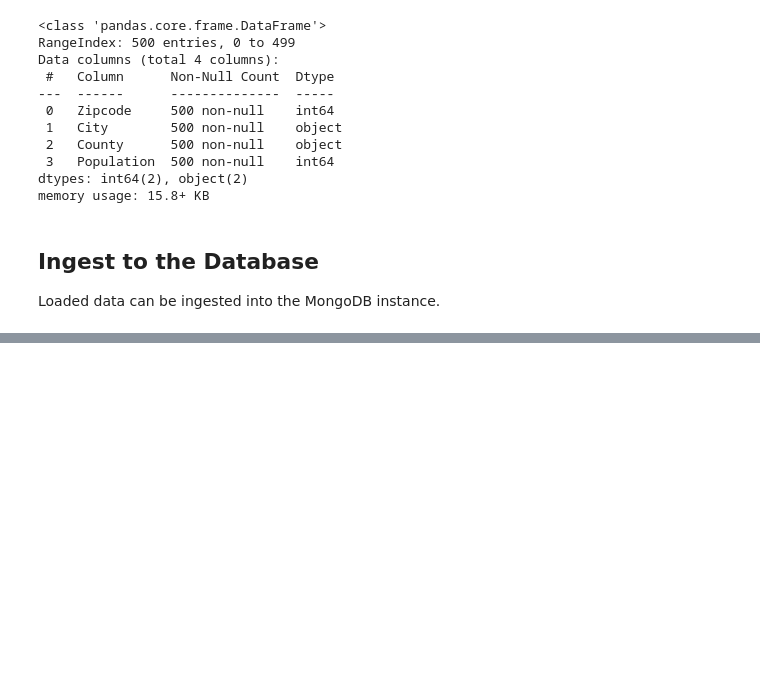
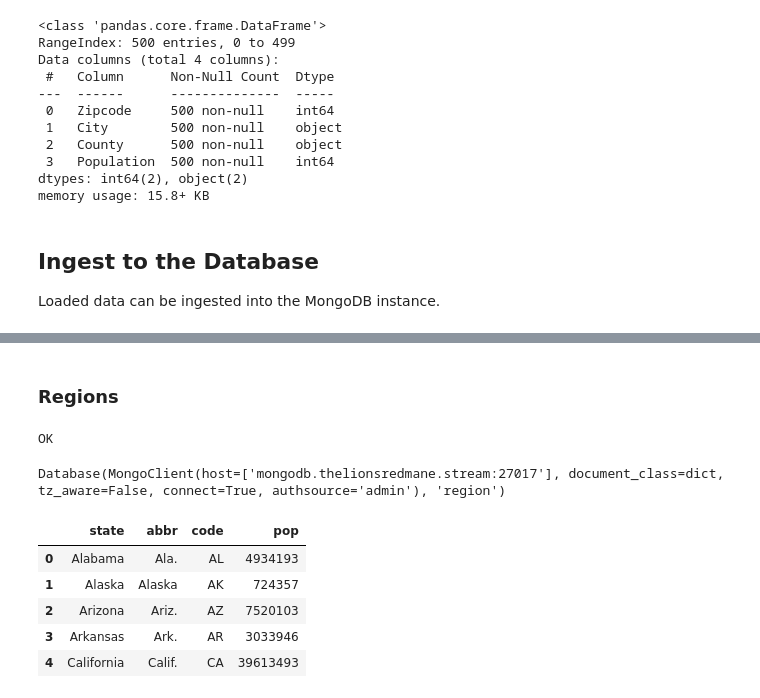
Before and after one commit to rimij405/ISTE612_Project, a Jupyter notebook: notebook/ingestion.ipynb, the cells around one changed output, grey strips where cells are left out. Drawn from its saved outputs; the diff is of its cells as text; code cells hidden in the pictures; blank space fills up the shorter version.

Commit message:
Add connection details example

```diff
--- a/notebook/ingestion.ipynb
+++ b/notebook/ingestion.ipynb
@@ -254,10 +267,18 @@ memory usage: 15.8+ KB
 
 Loaded data can be ingested into the MongoDB instance.
 # %%
-# Export collections to the glossary database.
+# Convert DataFrame into the appropriate format for insertion.
 """
 Reference:
 https://www.datasciencelearner.com/insert-pandas-dataframe-into-mongodb/
 """
+def to_records(df, columns=None):
+    # Set df_view.
+    df_view = df
 
-#
+    # If columns are present, rename them before export.
+    if columns:
+        df_view.columns = columns
+
+    # Convert dataframe into a dictionary
+    return df_view.to_dict("records")
@@ -265,0 +340,17 @@ https://www.datasciencelearner.com/insert-pandas-dataframe-into-mongodb/
+# %% [markdown]
+### Regions
+# %%
+Database.use("region")
+# %% [output]
+OK
+Database(MongoClient(host=['mongodb.thelionsredmane.stream:27017'], document_class=dict, tz_aware=False, connect=True, authsource='admin'), 'region')
+# %%
+states = to_records(glossary['states'], columns=['state', 'abbr', 'code', 'pop'])
+glossary['states'].head()
+# %% [output]
+|  | state | abbr | code | pop |
+| 0 | Alabama | Ala. | AL | 4934193 |
+| 1 | Alaska | Alaska | AK | 724357 |
+| 2 | Arizona | Ariz. | AZ | 7520103 |
+| 3 | Arkansas | Ark. | AR | 3033946 |
+| 4 | California | Calif. | CA | 39613493 |
```
Also changed, not shown: parts of 13 cells of this notebook, 1 other file.
